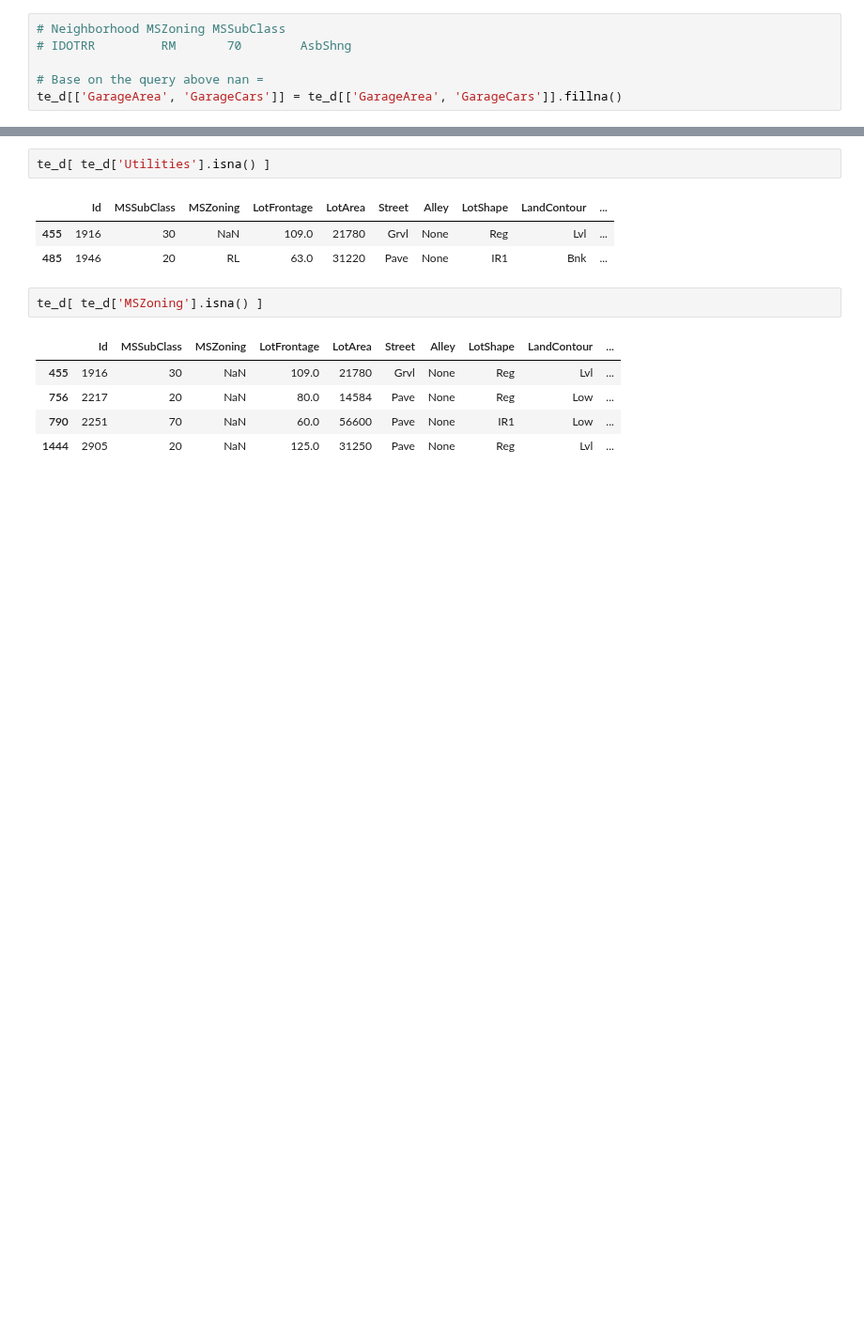
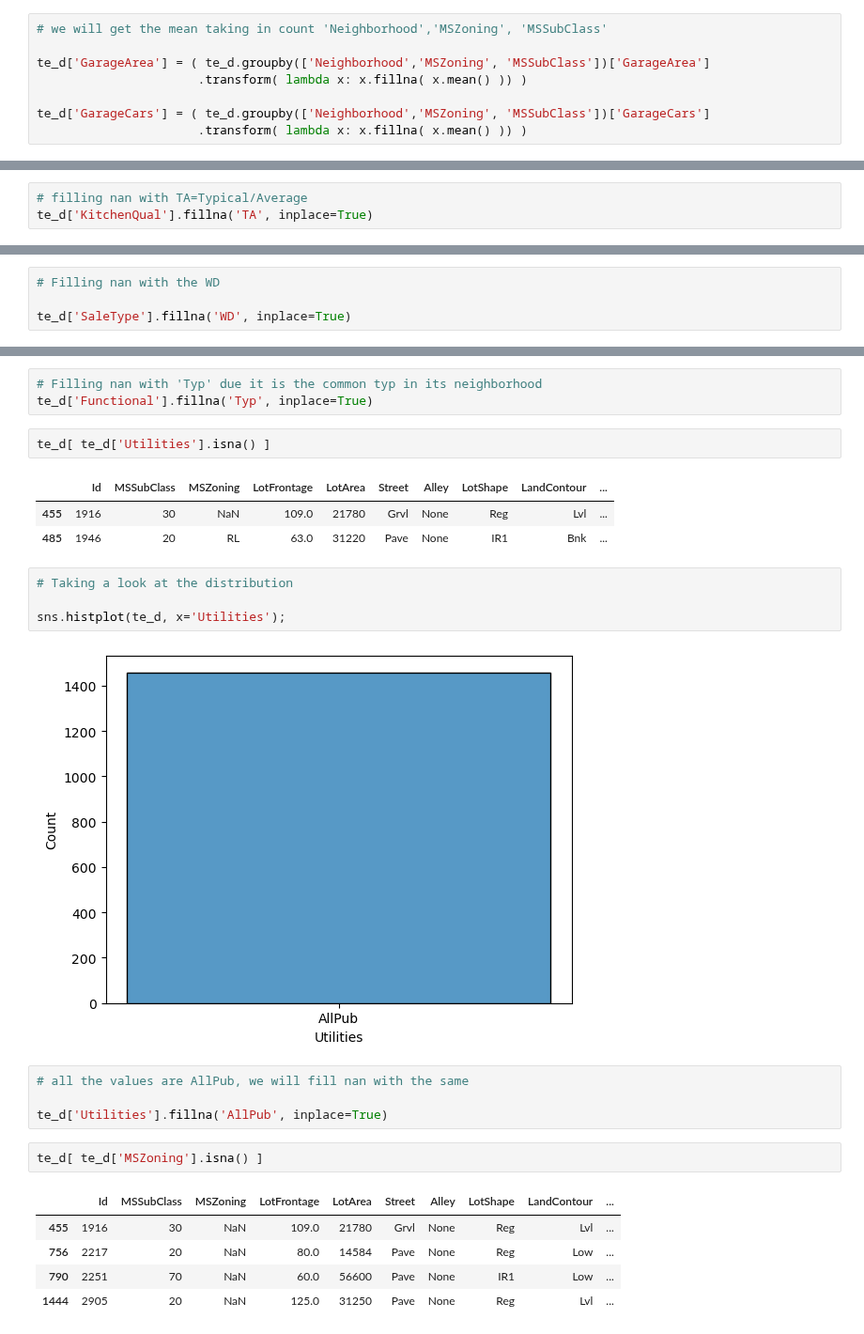
Before and after one commit to antirrabia/Data-Mining, a Jupyter notebook: notebooks/HousePrice(DataCleansing).ipynb, the cells around one changed output, grey strips where cells are left out. Shown at 94% size. Saved outputs shown, nothing was run; the diff lists cells and outputs as text; blank space fills up the shorter version.

```diff
--- a/notebooks/HousePrice(DataCleansing).ipynb
+++ b/notebooks/HousePrice(DataCleansing).ipynb
@@ -498,9 +504,11 @@ te_d.groupby(['Neighborhood','MSZoning', 'MSSubClass'])['GarageArea'].describe()
 |  |  | 80 | 2.0 | 538.500000 | 16.263456 | 527.0 | 532.75 | 538.5 | 544.25 | 550.0 |
 |  |  | 120 | 2.0 | 477.500000 | 0.707107 | 477.0 | 477.25 | 477.5 | 477.75 | 478.0 |
 # %%
-# Neighborhood MSZoning MSSubClass
-# IDOTRR         RM       70        AsbShng
+# we will get the mean taking in count 'Neighborhood','MSZoning', 'MSSubClass'
 
-# Base on the query above nan =
-te_d[['GarageArea', 'GarageCars']] = te_d[['GarageArea', 'GarageCars']].fillna()
+te_d['GarageArea'] = ( te_d.groupby(['Neighborhood','MSZoning', 'MSSubClass'])['GarageArea']
+                      .transform( lambda x: x.fillna( x.mean() )) )
+
+te_d['GarageCars'] = ( te_d.groupby(['Neighborhood','MSZoning', 'MSSubClass'])['GarageCars']
+                      .transform( lambda x: x.fillna( x.mean() )) )
 # %%
@@ -511,3 +529,6 @@ te_d[ te_d['KitchenQual'].isna() ]
+# %%
+# filling nan with TA=Typical/Average
+te_d['KitchenQual'].fillna('TA', inplace=True)
 # %%
 te_d[ te_d['SaleType'].isna() ]
 # %% [output]
@@ -516,3 +552,7 @@ te_d[ te_d['SaleType'].isna() ]
+# %%
+# Filling nan with the WD
+
+te_d['SaleType'].fillna('WD', inplace=True)
 # %%
 te_d[ te_d['Functional'].isna() ]
 # %% [output]
@@ -522,9 +574,22 @@ te_d[ te_d['Functional'].isna() ]
+# %%
+# Filling nan with 'Typ' due it is the common typ in its neighborhood
+te_d['Functional'].fillna('Typ', inplace=True)
 # %%
 te_d[ te_d['Utilities'].isna() ]
 # %% [output]
 |  | Id | MSSubClass | MSZoning | LotFrontage | LotArea | Street | Alley | LotShape | LandContour | ... |
 | 455 | 1916 | 30 | NaN | 109.0 | 21780 | Grvl | None | Reg | Lvl | ... |
 | 485 | 1946 | 20 | RL | 63.0 | 31220 | Pave | None | IR1 | Bnk | ... |
+# %%
+# Taking a look at the distribution
+
+sns.histplot(te_d, x='Utilities');
+# %% [output]
+[figure, added]
+# %%
+# all the values are AllPub, we will fill nan with the same
+
+te_d['Utilities'].fillna('AllPub', inplace=True)
 # %%
 te_d[ te_d['MSZoning'].isna() ]
 # %% [output]
```
Also changed, not shown: parts of 16 cells of this notebook.
